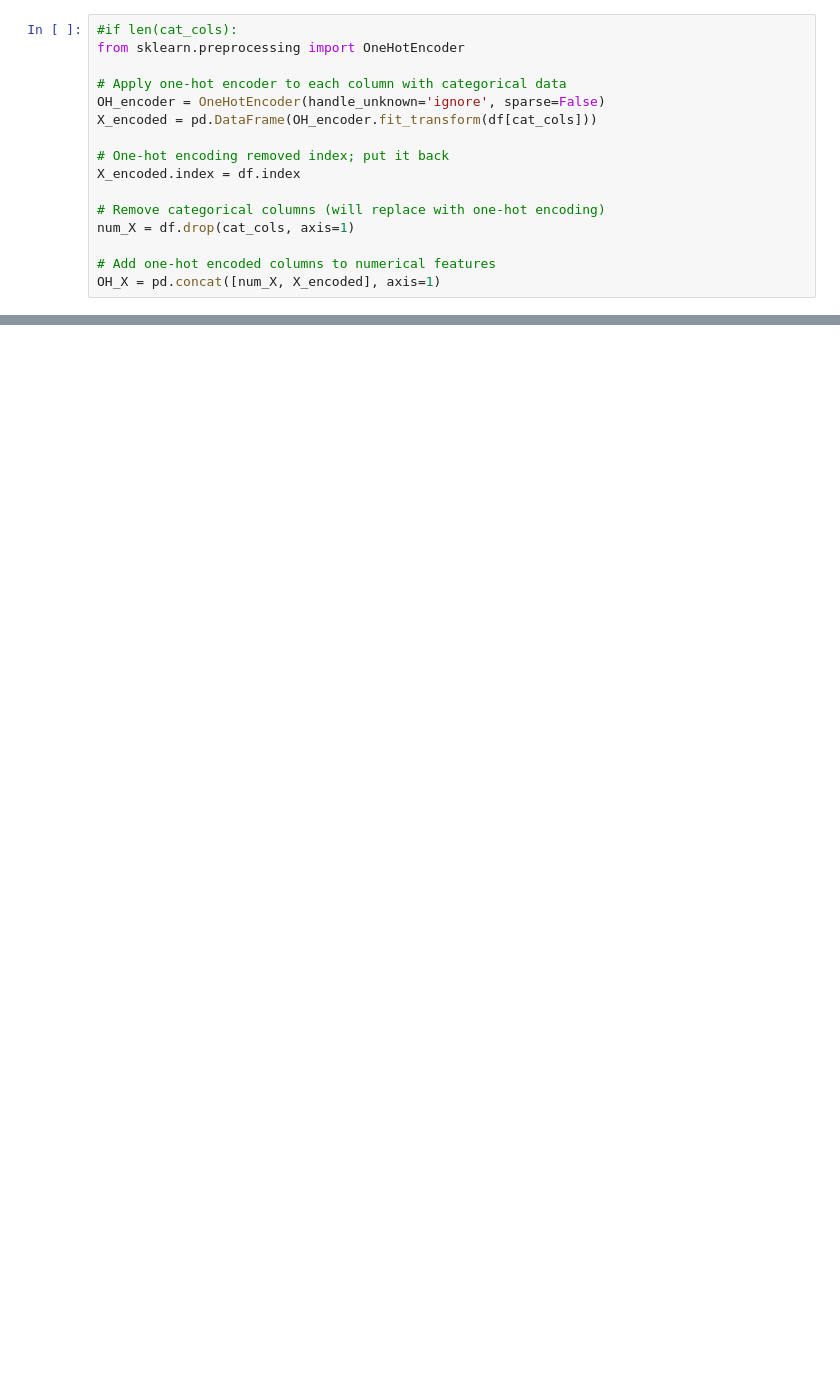
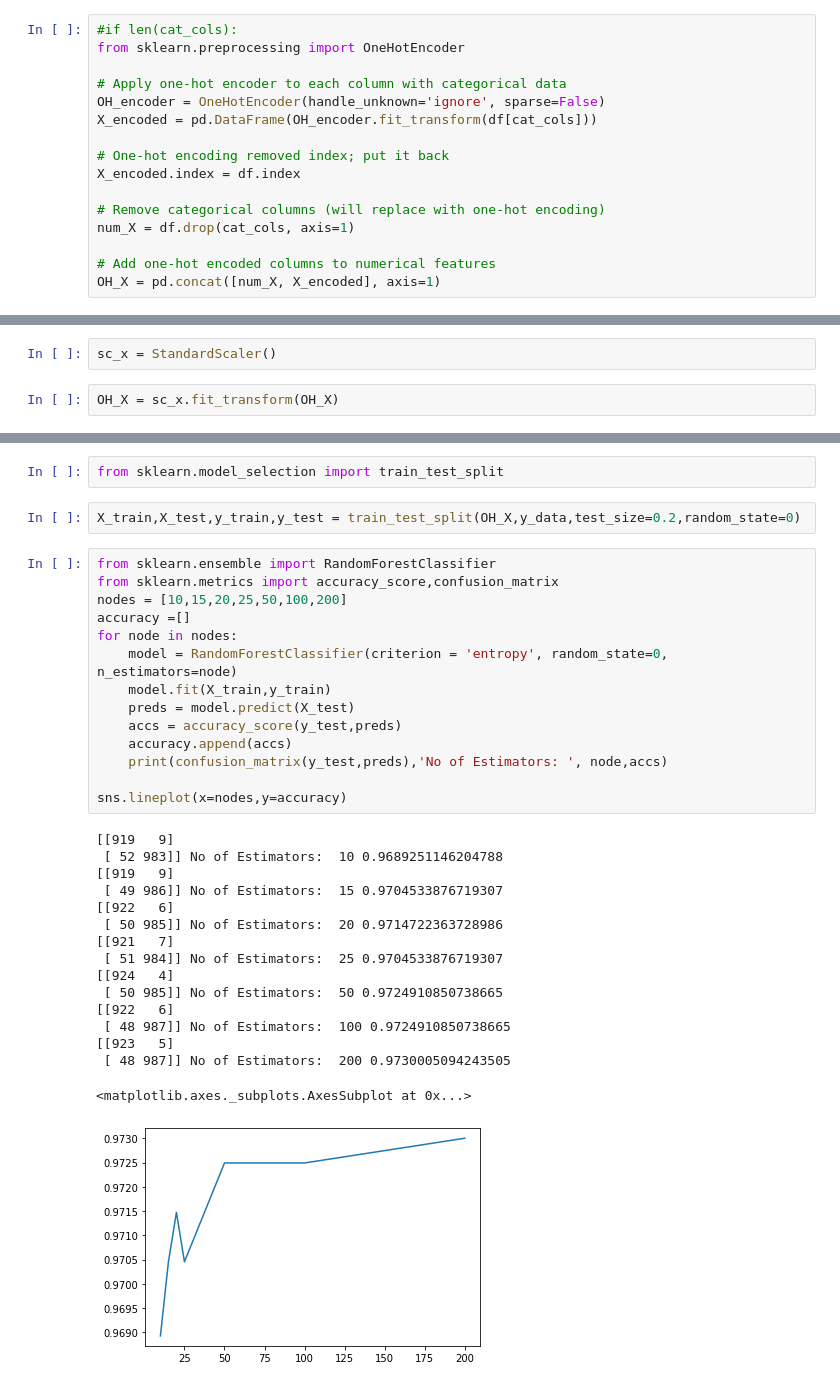
Before and after one commit to Bhavyalakhani/Auto-ML, a Jupyter notebook: AutoML-Script.ipynb, the cells around one changed output, grey strips where cells are left out. Saved outputs shown, nothing was run; the diff lists cells and outputs as text; blank space fills up the shorter version.

Commit message:
added model

```diff
--- a/AutoML-Script.ipynb
+++ b/AutoML-Script.ipynb
@@ -160,0 +228,4 @@ OH_X
+# %%
+sc_x = StandardScaler()
+# %%
+OH_X = sc_x.fit_transform(OH_X)
@@ -160,0 +248,35 @@ OH_X
+# %%
+from sklearn.model_selection import train_test_split
+# %%
+X_train,X_test,y_train,y_test = train_test_split(OH_X,y_data,test_size=0.2,random_state=0)
+# %%
+from sklearn.ensemble import RandomForestClassifier
+from sklearn.metrics import accuracy_score,confusion_matrix
+nodes = [10,15,20,25,50,100,200]
+accuracy =[]
+for node in nodes:
+    model = RandomForestClassifier(criterion = 'entropy', random_state=0, n_estimators=node)
+    model.fit(X_train,y_train)
+    preds = model.predict(X_test)
+    accs = accuracy_score(y_test,preds)
+    accuracy.append(accs)
+    print(confusion_matrix(y_test,preds),'No of Estimators: ', node,accs)
+
+sns.lineplot(x=nodes,y=accuracy)
+# %% [output]
+[[919   9]
+ [ 52 983]] No of Estimators:  10 0.9689251146204788
+[[919   9]
+ [ 49 986]] No of Estimators:  15 0.9704533876719307
+[[922   6]
+ [ 50 985]] No of Estimators:  20 0.9714722363728986
+[[921   7]
+ [ 51 984]] No of Estimators:  25 0.9704533876719307
+[[924   4]
+ [ 50 985]] No of Estimators:  50 0.9724910850738665
+[[922   6]
+ [ 48 987]] No of Estimators:  100 0.9724910850738665
+[[923   5]
+ [ 48 987]] No of Estimators:  200 0.9730005094243505
+<matplotlib.axes._subplots.AxesSubplot at 0x...>
+[figure, added]
```
Also changed, not shown: parts of 18 cells of this notebook, 1 other file.
